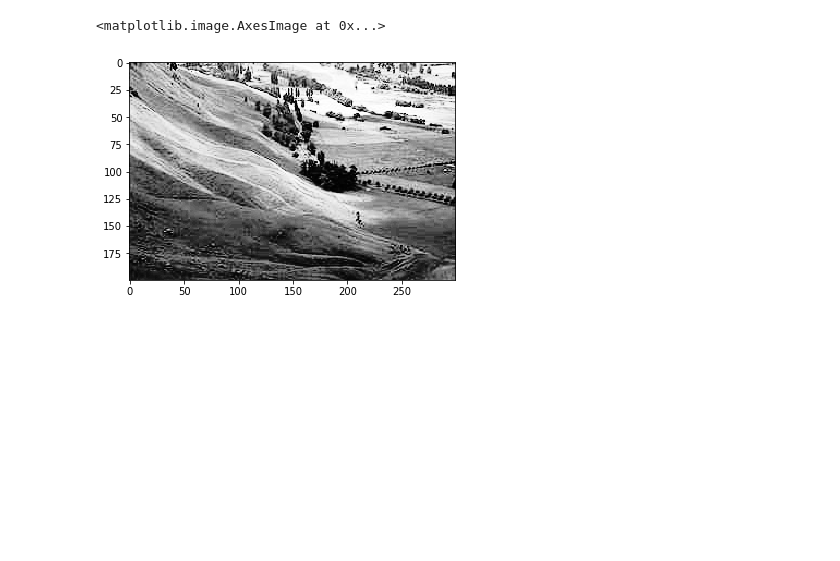
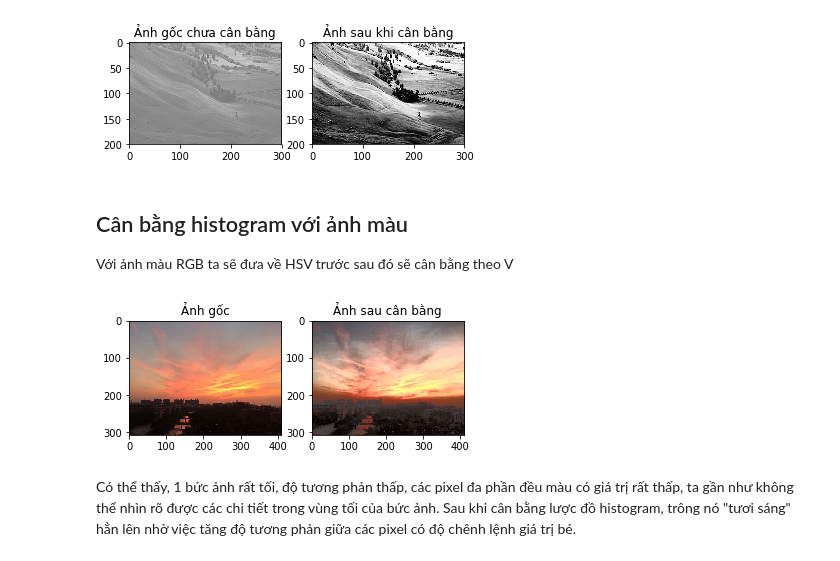
Before and after one commit to ngoquanghuy99/Image-Processing-Practice, a Jupyter notebook: HistorgramEqualization.ipynb, the cells around one changed output. Drawn from its saved outputs; the diff is of its cells as text; code cells hidden in the pictures; blank space fills up the shorter version.

```diff
--- a/HistorgramEqualization.ipynb
+++ b/HistorgramEqualization.ipynb
@@ -15,6 +20,15 @@ cv2.imwrite('output.png', equalized_img)
-# %%
-output = cv2.imread('output.png')
-plt.imshow(output)
-# %% [output]
-<matplotlib.image.AxesImage at 0x...>
-[figure, removed]
+# %%
+
+output = cv2.imread('output.png')
+plt.subplot(121)
+plt.title('Ảnh gốc chưa cân bằng')
+plt.imshow(cv2.cvtColor(img, cv2.COLOR_BGR2RGB))
+plt.subplot(122)
+plt.title('Ảnh sau khi cân bằng')
+plt.imshow(output)
+plt.show()
+# %% [output]
+[figure, added]
+# %% [markdown]
+## Cân bằng histogram với ảnh màu
+Với ảnh màu RGB ta sẽ đưa về HSV trước sau đó sẽ cân bằng theo V
@@ -20,0 +42,12 @@ plt.imshow(output)
+# %%
+plt.subplot(121)
+plt.title('Ảnh gốc')
+plt.imshow(cv2.cvtColor(color_img, cv2.COLOR_BGR2RGB))
+plt.subplot(122)
+plt.title('Ảnh sau cân bằng')
+plt.imshow(cv2.cvtColor(img_output, (cv2.COLOR_BGR2RGB)))
+plt.show()
+# %% [output]
+[figure, added]
+# %% [markdown]
+Có thể thấy, 1 bức ảnh rất tối, độ tương phản thấp, các pixel đa phần đều màu có giá trị rất thấp, ta gần như không thể nhìn rõ được các chi tiết trong vùng tối của bức ảnh. Sau khi cân bằng lược đồ histogram, trông nó "tươi sáng" hẳn lên nhờ việc tăng độ tương phản giữa các pixel có độ chênh lệnh giá trị bé.
```
Also changed, not shown: parts of 9 cells of this notebook, 22 other files.
